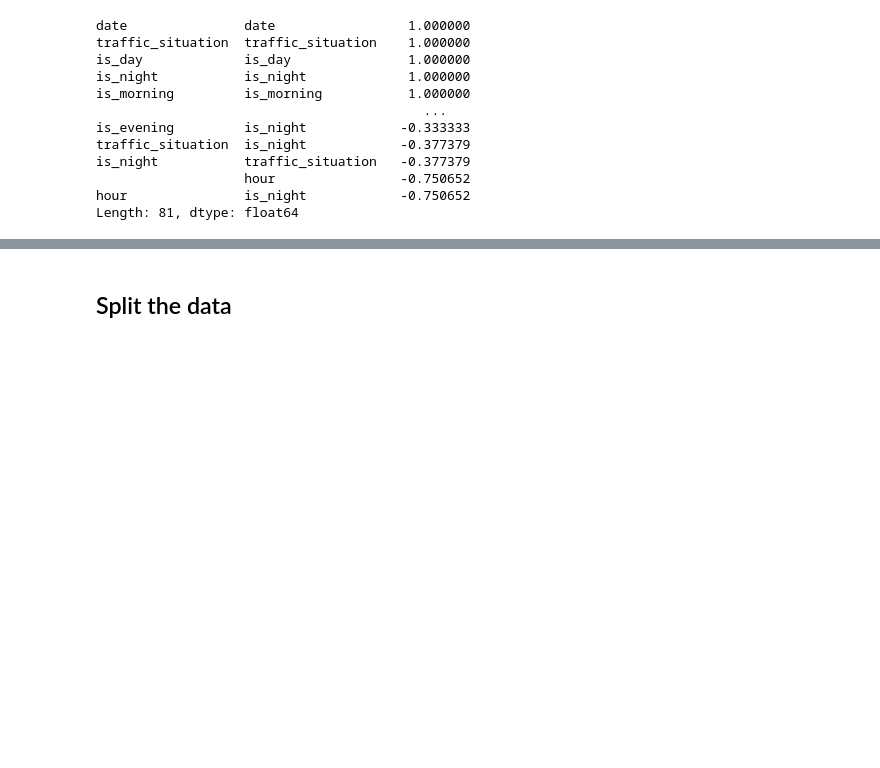
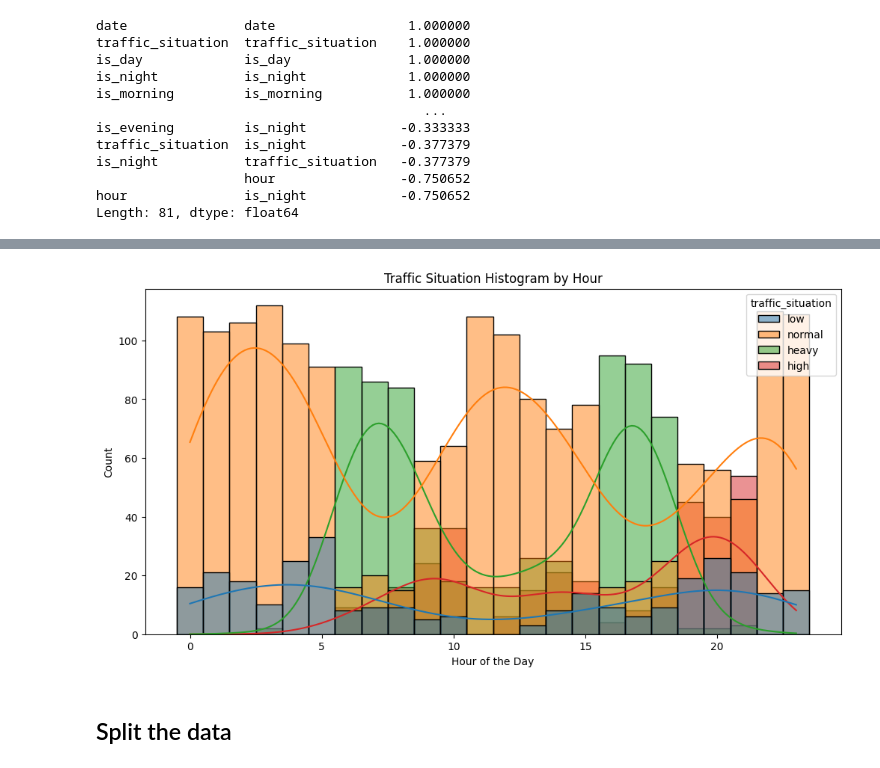
Before and after one commit to ovlasenko-ellation/mid_term_project_mlzoomcamp, a Jupyter notebook: Project_mid_term.ipynb, the cells around one changed output, grey strips where cells are left out. Drawn from its saved outputs; the diff is of its cells as text; code cells hidden in the pictures; blank space fills up the shorter version.

```diff
--- a/Project_mid_term.ipynb
+++ b/Project_mid_term.ipynb
@@ -228,3 +248,16 @@ Length: 81, dtype: float64
+# %%
+# Create a histogram using seaborn
+plt.figure(figsize=(12, 6))  # Adjust the figure size as needed
+sns.histplot(data=data, x='hour', hue='traffic_situation', bins=24, kde=True, common_norm=False, discrete=True)
+
+plt.xlabel('Hour of the Day')
+plt.ylabel('Count')
+plt.title('Traffic Situation Histogram by Hour')
+
+# Show the plot
+plt.show()
+# %% [output]
+[figure, added]
 # %% [markdown]
 ## Split the data
 # %%
```
Also changed, not shown: parts of 9 cells of this notebook, 1 other file.
